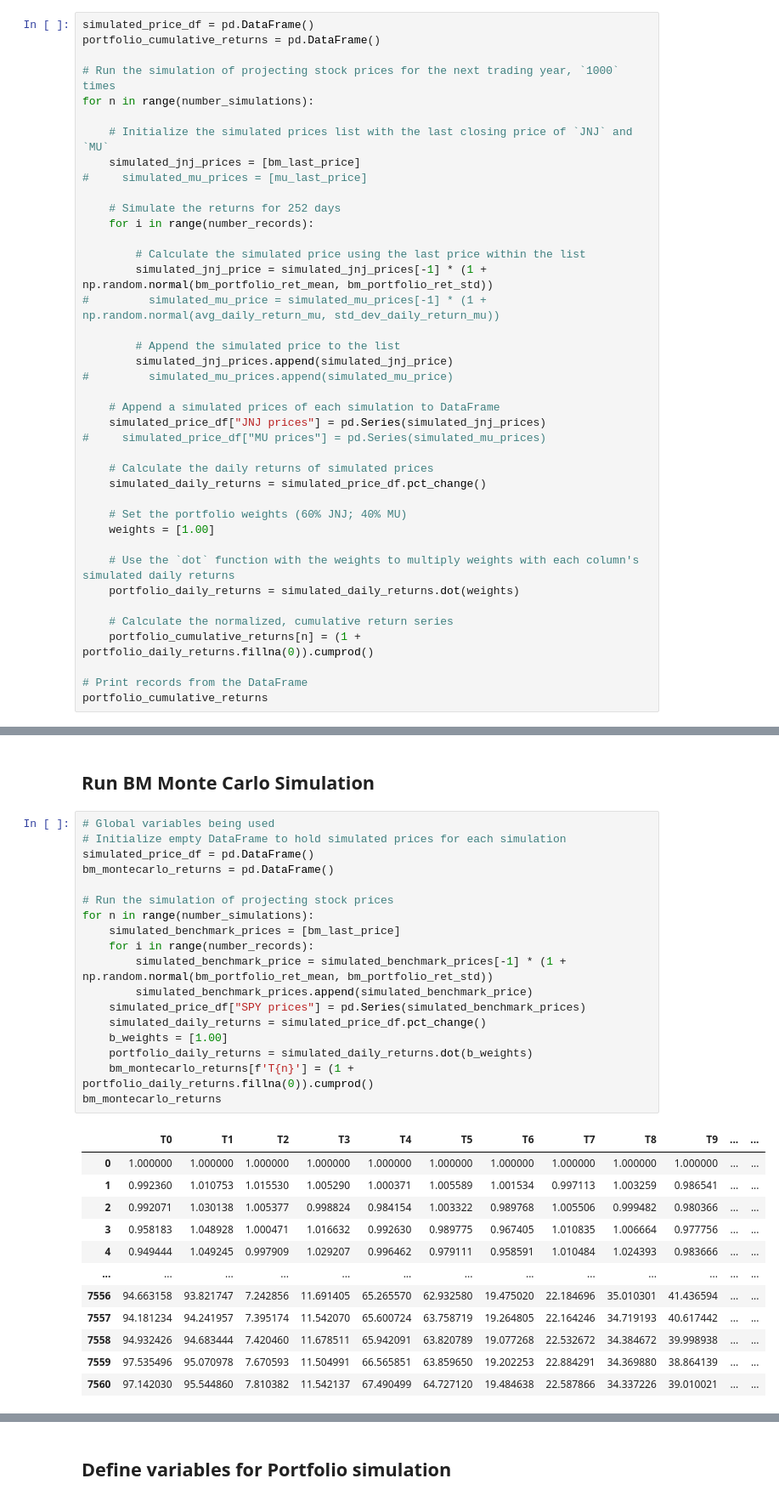
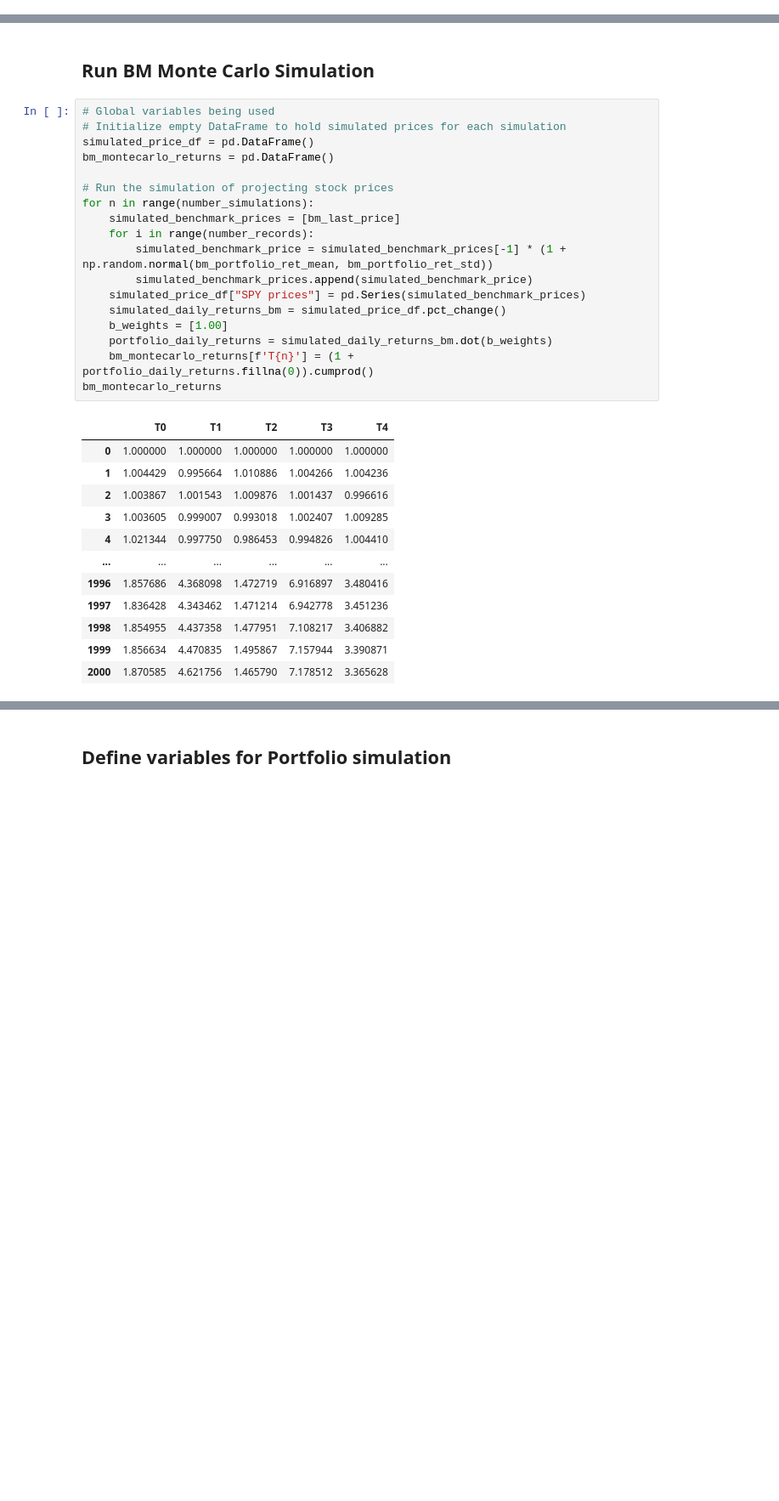
Before and after one commit to blueprint99/Fintech_Bcamp_Project1, a Jupyter notebook: project_01_master.ipynb, the cells around one changed output, grey strips where cells are left out. Shown at 85% size. Saved outputs shown, nothing was run; the diff lists cells and outputs as text; blank space fills up the shorter version.

```diff
--- a/project_01_master.ipynb
+++ b/project_01_master.ipynb
@@ -105,40 +131,0 @@ bm_portfolio_ret_std
-# %%
-simulated_price_df = pd.DataFrame()
-portfolio_cumulative_returns = pd.DataFrame()
-
-# Run the simulation of projecting stock prices for the next trading year, `1000` times
-for n in range(number_simulations):
-
-    # Initialize the simulated prices list with the last closing price of `JNJ` and `MU`
-    simulated_jnj_prices = [bm_last_price]
-#     simulated_mu_prices = [mu_last_price]
-
-    # Simulate the returns for 252 days
-    for i in range(number_records):
-
-        # Calculate the simulated price using the last price within the list
-        simulated_jnj_price = simulated_jnj_prices[-1] * (1 + np.random.normal(bm_portfolio_ret_mean, bm_portfolio_ret_std))
-#         simulated_mu_price = simulated_mu_prices[-1] * (1 + np.random.normal(avg_daily_return_mu, std_dev_daily_return_mu))
-
-        # Append the simulated price to the list
-        simulated_jnj_prices.append(simulated_jnj_price)
-#         simulated_mu_prices.append(simulated_mu_price)
-
-    # Append a simulated prices of each simulation to DataFrame
-    simulated_price_df["JNJ prices"] = pd.Series(simulated_jnj_prices)
-#     simulated_price_df["MU prices"] = pd.Series(simulated_mu_prices)
-
-    # Calculate the daily returns of simulated prices
-    simulated_daily_returns = simulated_price_df.pct_change()
-
-    # Set the portfolio weights (60% JNJ; 40% MU)
-    weights = [1.00]
-
-    # Use the `dot` function with the weights to multiply weights with each column's simulated daily returns
-    portfolio_daily_returns = simulated_daily_returns.dot(weights)
-
-    # Calculate the normalized, cumulative return series
-    portfolio_cumulative_returns[n] = (1 + portfolio_daily_returns.fillna(0)).cumprod()
-
-# Print records from the DataFrame
-portfolio_cumulative_returns
@@ -166,31 +134,31 @@ portfolio_cumulative_returns.plot(legend=None)
 # %%
 # Global variables being used
 # Initialize empty DataFrame to hold simulated prices for each simulation
 simulated_price_df = pd.DataFrame()
 bm_montecarlo_returns = pd.DataFrame()
 
 # Run the simulation of projecting stock prices
 for n in range(number_simulations):
     simulated_benchmark_prices = [bm_last_price]
     for i in range(number_records):
         simulated_benchmark_price = simulated_benchmark_prices[-1] * (1 + np.random.normal(bm_portfolio_ret_mean, bm_portfolio_ret_std))
         simulated_benchmark_prices.append(simulated_benchmark_price)
     simulated_price_df["SPY prices"] = pd.Series(simulated_benchmark_prices)
-    simulated_daily_returns = simulated_price_df.pct_change()
+    simulated_daily_returns_bm = simulated_price_df.pct_change()
     b_weights = [1.00]
-    portfolio_daily_returns = simulated_daily_returns.dot(b_weights)
+    portfolio_daily_returns = simulated_daily_returns_bm.dot(b_weights)
     bm_montecarlo_returns[f'T{n}'] = (1 + portfolio_daily_returns.fillna(0)).cumprod()
 bm_montecarlo_returns
 # %% [output]
-|  | T0 | T1 | T2 | T3 | T4 | T5 | T6 | T7 | T8 | T9 | ... | ... |
-| 0 | 1.000000 | 1.000000 | 1.000000 | 1.000000 | 1.000000 | 1.000000 | 1.000000 | 1.000000 | 1.000000 | 1.000000 | ... | ... |
-| 1 | 0.992360 | 1.010753 | 1.015530 | 1.005290 | 1.000371 | 1.005589 | 1.001534 | 0.997113 | 1.003259 | 0.986541 | ... | ... |
-| 2 | 0.992071 | 1.030138 | 1.005377 | 0.998824 | 0.984154 | 1.003322 | 0.989768 | 1.005506 | 0.999482 | 0.980366 | ... | ... |
-| 3 | 0.958183 | 1.048928 | 1.000471 | 1.016632 | 0.992630 | 0.989775 | 0.967405 | 1.010835 | 1.006664 | 0.977756 | ... | ... |
-| 4 | 0.949444 | 1.049245 | 0.997909 | 1.029207 | 0.996462 | 0.979111 | 0.958591 | 1.010484 | 1.024393 | 0.983666 | ... | ... |
-| ... | ... | ... | ... | ... | ... | ... | ... | ... | ... | ... | ... | ... |
-| 7556 | 94.663158 | 93.821747 | 7.242856 | 11.691405 | 65.265570 | 62.932580 | 19.475020 | 22.184696 | 35.010301 | 41.436594 | ... | ... |
-| 7557 | 94.181234 | 94.241957 | 7.395174 | 11.542070 | 65.600724 | 63.758719 | 19.264805 | 22.164246 | 34.719193 | 40.617442 | ... | ... |
-| 7558 | 94.932426 | 94.683444 | 7.420460 | 11.678511 | 65.942091 | 63.820789 | 19.077268 | 22.532672 | 34.384672 | 39.998938 | ... | ... |
-| 7559 | 97.535496 | 95.070978 | 7.670593 | 11.504991 | 66.565851 | 63.859650 | 19.202253 | 22.884291 | 34.369880 | 38.864139 | ... | ... |
-| 7560 | 97.142030 | 95.544860 | 7.810382 | 11.542137 | 67.490499 | 64.727120 | 19.484638 | 22.587866 | 34.337226 | 39.010021 | ... | ... |
+|  | T0 | T1 | T2 | T3 | T4 |
+| 0 | 1.000000 | 1.000000 | 1.000000 | 1.000000 | 1.000000 |
+| 1 | 1.004429 | 0.995664 | 1.010886 | 1.004266 | 1.004236 |
+| 2 | 1.003867 | 1.001543 | 1.009876 | 1.001437 | 0.996616 |
+| 3 | 1.003605 | 0.999007 | 0.993018 | 1.002407 | 1.009285 |
+| 4 | 1.021344 | 0.997750 | 0.986453 | 0.994826 | 1.004410 |
+| ... | ... | ... | ... | ... | ... |
+| 1996 | 1.857686 | 4.368098 | 1.472719 | 6.916897 | 3.480416 |
+| 1997 | 1.836428 | 4.343462 | 1.471214 | 6.942778 | 3.451236 |
+| 1998 | 1.854955 | 4.437358 | 1.477951 | 7.108217 | 3.406882 |
+| 1999 | 1.856634 | 4.470835 | 1.495867 | 7.157944 | 3.390871 |
+| 2000 | 1.870585 | 4.621756 | 1.465790 | 7.178512 | 3.365628 |
```
Also changed, not shown: parts of 27 cells of this notebook, 2 other files.
